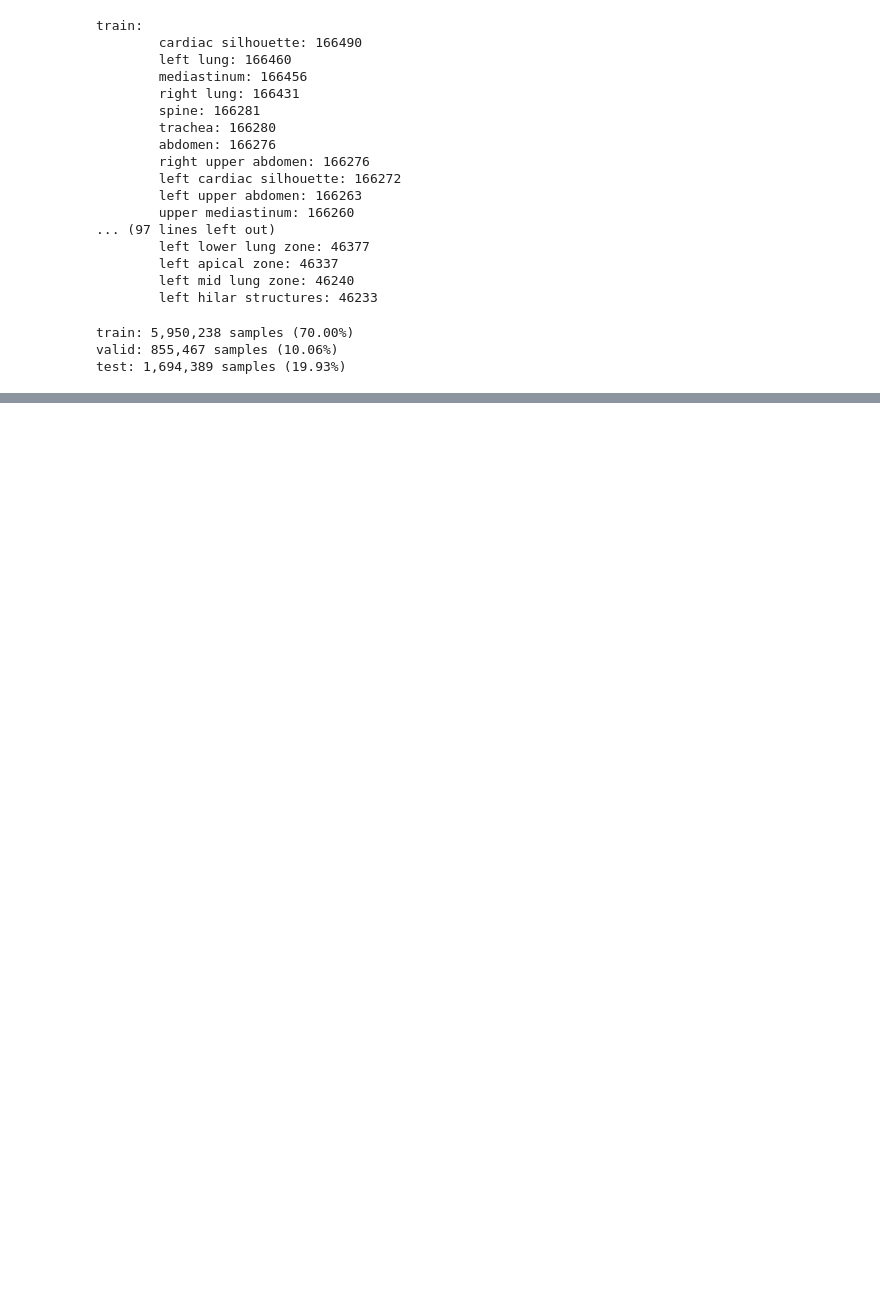
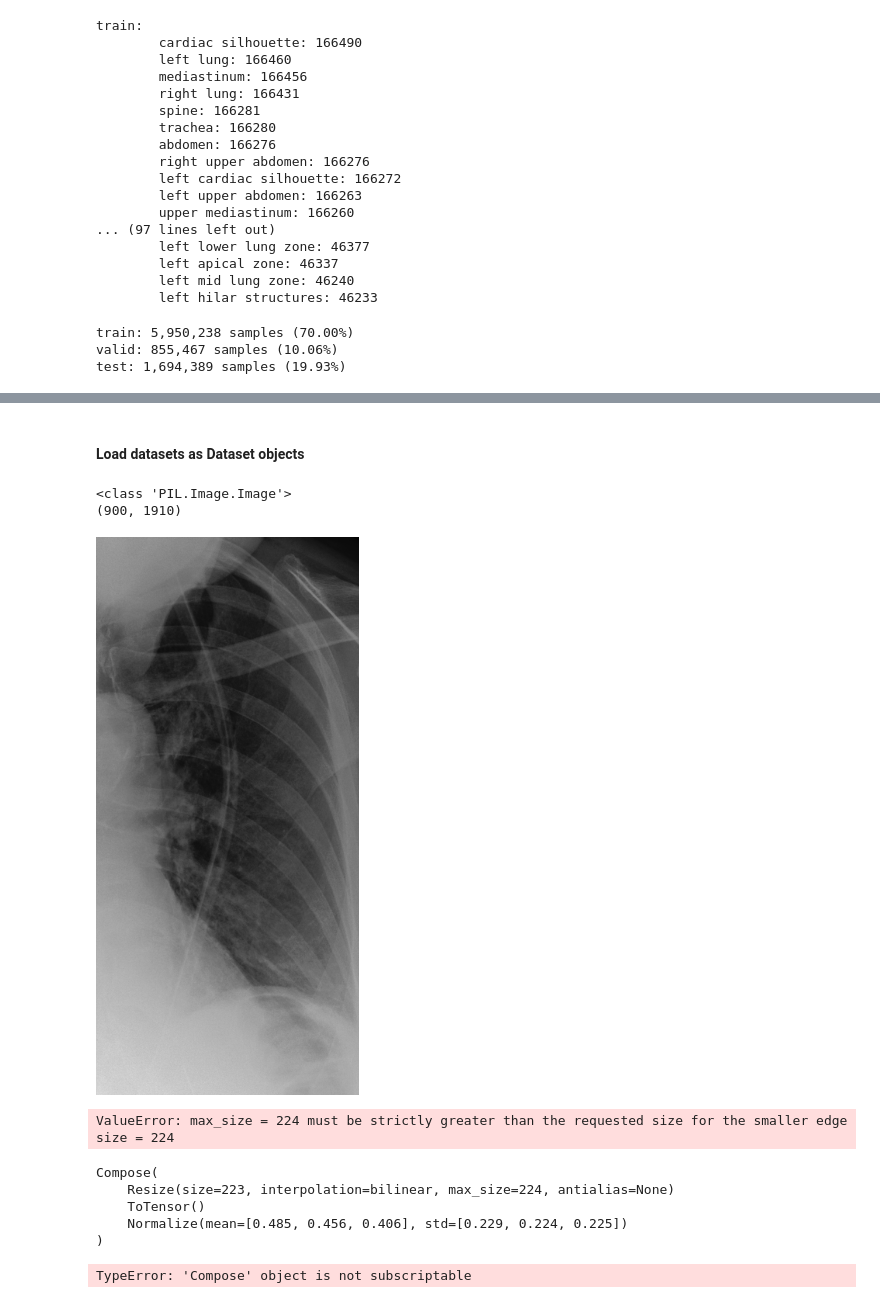
Before and after one commit to ttanida/rgrg, a Jupyter notebook: src/encoder/train_and_test_encoder_model.ipynb, the cells around one changed output, grey strips where cells are left out. Cells and saved outputs as stored; diff of their text form; code cells hidden in the pictures; blank space fills up the shorter version.

Commit message:
Create custom resize class

```diff
--- a/src/encoder/train_and_test_encoder_model.ipynb
+++ b/src/encoder/train_and_test_encoder_model.ipynb
@@ -142,0 +87,2 @@ datasets_as_dfs["train"].iloc[2, 1]
+# %% [markdown]
+#### Load datasets as Dataset objects
@@ -143,3 +121,35 @@ datasets_as_dfs["train"].iloc[2, 1]
+# %%
+image_path = "/u/home/tanida/datasets/mimic-cxr-jpg/files/p10/p10001401/s50225296/0009a9fb-eb905e90-824cad7c-16d40468-007f0038.jpg"
+image = Image.open(image_path)
+
+bbox_coords = [1364, 341, 2264, 2251]
+cropped_image = image.crop(box=bbox_coords)
+
+print(type(cropped_image))
+print(cropped_image.size)
+display(cropped_image)
+# %% [output]
+<class 'PIL.Image.Image'>
+(900, 1910)
+[figure, added]
+# %%
+resized_cropped_image = transforms.functional.resize(cropped_image, size=224, max_size=224)
+print(resized_cropped_image)
+display(resized_cropped_image)
+# %% [output]
+ValueError: max_size = 224 must be strictly greater than the requested size for the smaller edge size = 224
+# %%
+val_test_transforms
+# %% [output]
+Compose(
+    Resize(size=223, interpolation=bilinear, max_size=224, antialias=None)
+    ToTensor()
+    Normalize(mean=[0.485, 0.456, 0.406], std=[0.229, 0.224, 0.225])
+)
+# %%
+val_test_transforms[1:]
+# %% [output]
+TypeError: 'Compose' object is not subscriptable
 # %%
 # specify path to folder where model weights should be saved
 model_save_path = "/u/home/tanida/weights/encoder"
```
Also changed, not shown: parts of 14 cells of this notebook, 1 other file.
